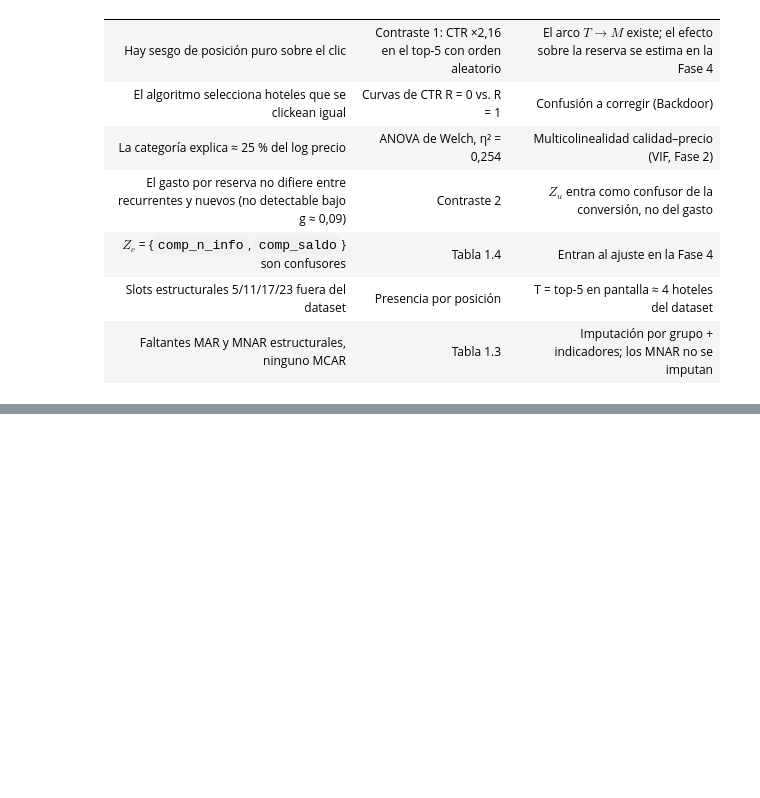
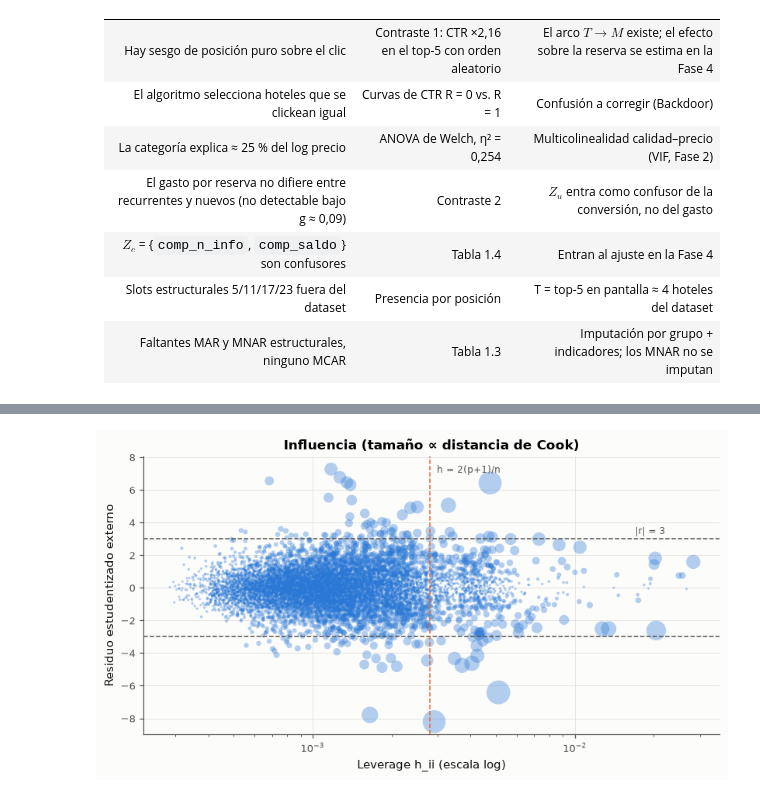
Before and after one commit to verolopezmar/TPI_Estadistica-avanzada-, a Jupyter notebook: notebooks/TP_Integrador_Final.ipynb, the cells around one changed output, grey strips where cells are left out. Cells and saved outputs as stored; diff of their text form; code cells hidden in the pictures; blank space fills up the shorter version.

```diff
--- a/notebooks/TP_Integrador_Final.ipynb
+++ b/notebooks/TP_Integrador_Final.ipynb
@@ -946,0 +1201,16 @@ Kruskal-Wallis contrasta otra hipótesis (dominancia estocástica) y queda como
+# %%
+inf = influencia(mco)
+n_obs, k = int(mco.nobs), mco.model.exog.shape[1]
+print(f"n = {n_obs}, p + 1 = {k} | umbrales: h > {2 * k / n_obs:.5f}, D > {4 / n_obs:.6f}")
+print(
+    inf[["outlier_y", "alto_leverage", "influyente_4n", "influyente_05"]].sum().to_dict(),
+    f"| D máx = {inf.cook.max():.4f}",
+)
+esc_tr = diagnostico_escala_precio(rtr)[["escala"]]
+cruce = (
+    rtr[[]]
+    .join(esc_tr)
+    .fillna({"escala": "1 noche (sin ambigüedad)"})
+    .join(inf[["influyente_4n", "outlier_y"]])
+)
+cruce.groupby("escala")[["influyente_4n", "outlier_y"]].agg(["mean", "size"]).round(4)
@@ -946,0 +1281,27 @@ Kruskal-Wallis contrasta otra hipótesis (dominancia estocástica) y queda como
+# %%
+fig, ax = plt.subplots(figsize=(7.5, 4.2))
+tam = 4 + 400 * inf["cook"] / inf["cook"].max()
+ax.scatter(inf["leverage"], inf["r_ext"], s=tam, color=gr.AZUL, alpha=0.35, lw=0)
+ax.axhline(3, color=gr.TEXTO_2, ls="--", lw=1)
+ax.axhline(-3, color=gr.TEXTO_2, ls="--", lw=1)
+ax.axvline(2 * k / n_obs, color=gr.NARANJA, ls="--", lw=1)
+ax.annotate("|r| = 3", xy=(inf.leverage.max() * 0.6, 3.3), fontsize=8, color=gr.TEXTO_2)
+ax.annotate(
+    "h = 2(p+1)/n",
+    xy=(2 * k / n_obs, inf.r_ext.max() * 0.97),
+    xytext=(6, 0),
+    textcoords="offset points",
+    fontsize=8,
+    color=gr.TEXTO_2,
+)
+ax.set(
+    xscale="log",
+    xlabel="Leverage h_ii (escala log)",
+    ylabel="Residuo estudentizado externo",
+    title="Influencia (tamaño ∝ distancia de Cook)",
+)
+fig.tight_layout()
+gr.guardar(fig, "f2_influencia")
+plt.show()
+# %% [output]
+[figure, added]
```
Also changed, not shown: parts of 23 cells of this notebook, 11 other files.
